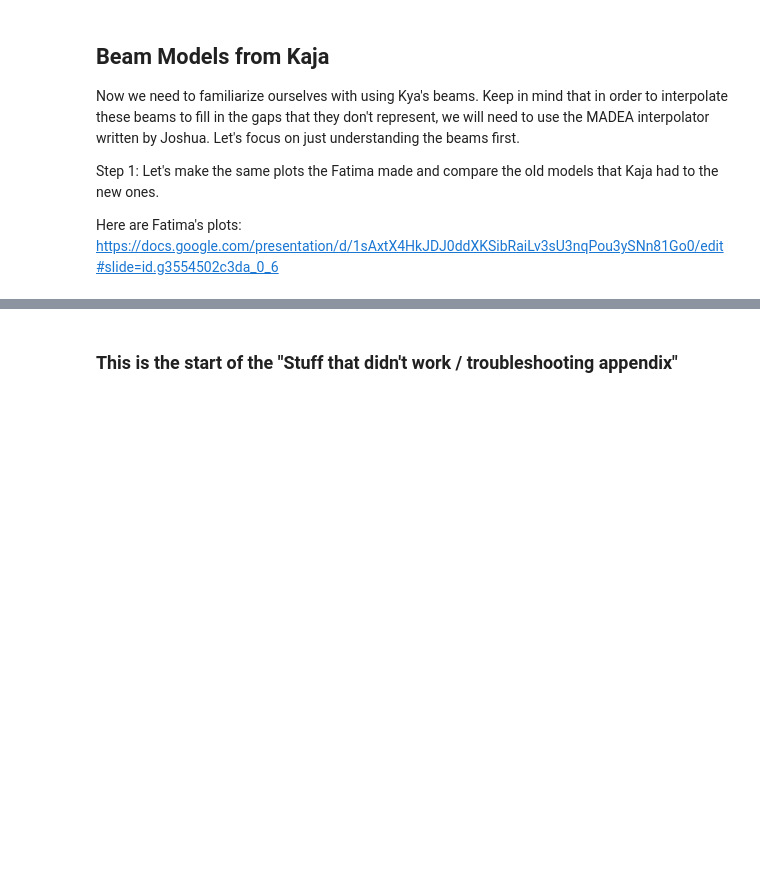
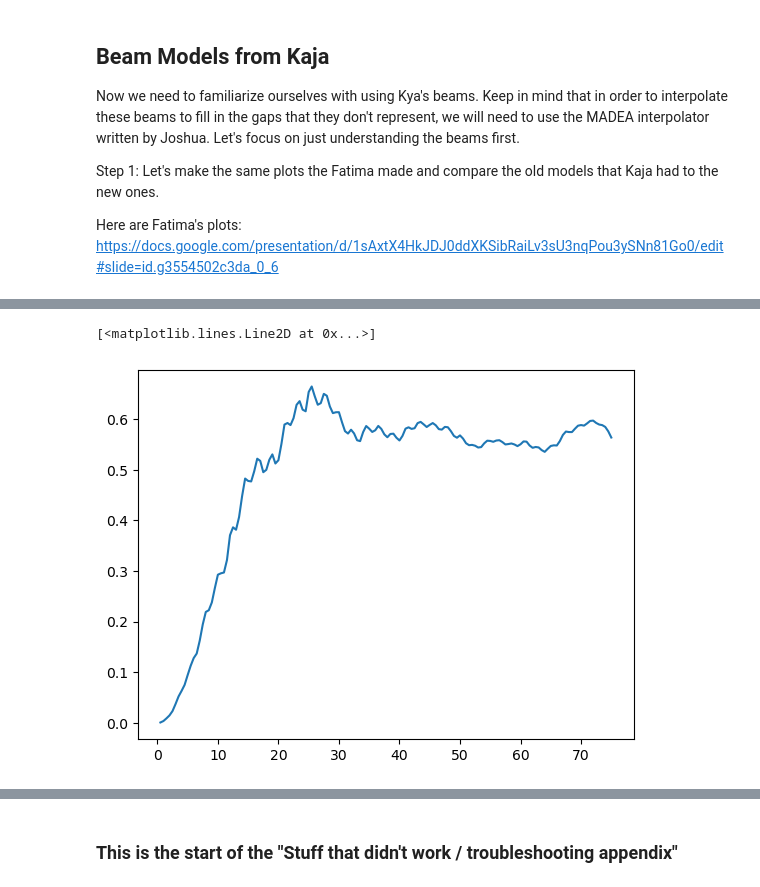
Before and after one commit to daba9359/LuCEE-Night_Simulation, a Jupyter notebook: Beam_weighted_foreground/Simulating_Beam_Weighted_Foreground.ipynb, the cells around one changed output, grey strips where cells are left out. Cells and saved outputs as stored; diff of their text form; code cells hidden in the pictures; blank space fills up the shorter version.

```diff
--- a/Beam_weighted_foreground/Simulating_Beam_Weighted_Foreground.ipynb
+++ b/Beam_weighted_foreground/Simulating_Beam_Weighted_Foreground.ipynb
@@ -619,0 +462,25 @@ array([[1, 2, 3, 4, 5],
+# %%
+def sky_fraction_array (path_base,path_difference,path_end):
+    """Calculates the sky fraction for for the range of fequencies of a specific antenna
+    ==============================================================================
+    path_base: The component of the file path that the files have in common (string)
+    path_difference:  The component of the file path that varies (a list of strings, one element for each unique file)
+    path_end: If the difference isn't exclusively at the end of the file name, you can use this string to denote an end
+
+    Example: Say you have two files: /home/user1234/project1/example_1_neat.csv
+                                     /home/user1234/project1/example_2_neat.csv
+
+    path_base would be "/home/user1234/project1/example_"
+    path_difference would be ["1","2"]
+    path_end would be _"neat.csv"
+
+    Returns
+    ==============================================================================
+    An array that combines all the desired values"""
+
+
+    sky_fraction_array = np.array([])
+    for i in range(len(path_difference_array)):
+        sky_fraction_array=np.append(sky_fraction_array,kaja_beam_processing(path_base+path_difference[i]+path_end)[3])
+
+    return sky_fraction_array
@@ -619,0 +601,5 @@ array([[1, 2, 3, 4, 5],
+# %%
+plt.plot(np.arange(0.5,75.5,0.5),sky_fraction_array)
+# %% [output]
+[<matplotlib.lines.Line2D at 0x...>]
+[figure, added]
```
Also changed, not shown: parts of 58 cells of this notebook, 9 other files.
